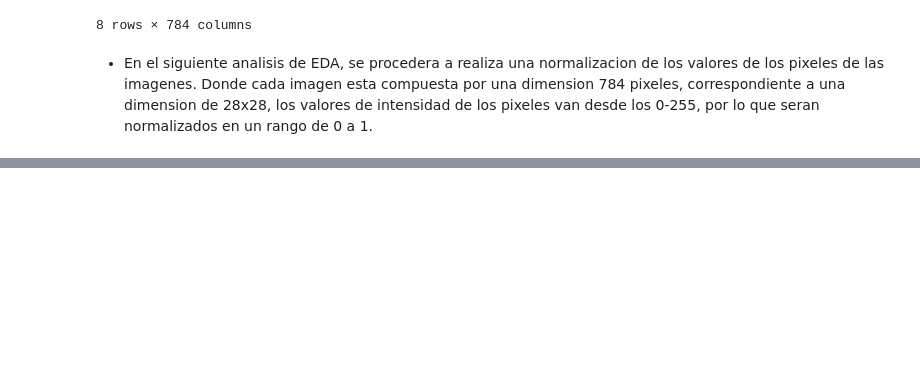
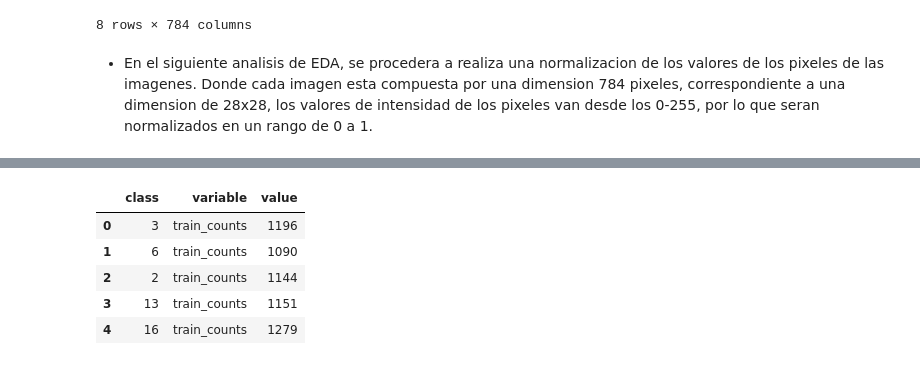
Before and after one commit to rodrigo0187/Sign-Language-MNIST, a Jupyter notebook: neuronaNetwork.ipynb, the cells around one changed output, grey strips where cells are left out. Cells and saved outputs as stored; diff of their text form; code cells hidden in the pictures; blank space fills up the shorter version.

```diff
--- a/neuronaNetwork.ipynb
+++ b/neuronaNetwork.ipynb
@@ -120,0 +238,13 @@ normalized_test , label_test = normalizar(features_test,label_test)
+# %%
+difference_class_long = difference_class.melt(
+    id_vars="class",
+    value_vars=['train_counts','test_counts']
+)
+difference_class_long.head()
+# %% [output]
+|  | class | variable | value |
+| 0 | 3 | train_counts | 1196 |
+| 1 | 6 | train_counts | 1090 |
+| 2 | 2 | train_counts | 1144 |
+| 3 | 13 | train_counts | 1151 |
+| 4 | 16 | train_counts | 1279 |
```
Also changed, not shown: parts of 12 cells of this notebook, 1 other file.
